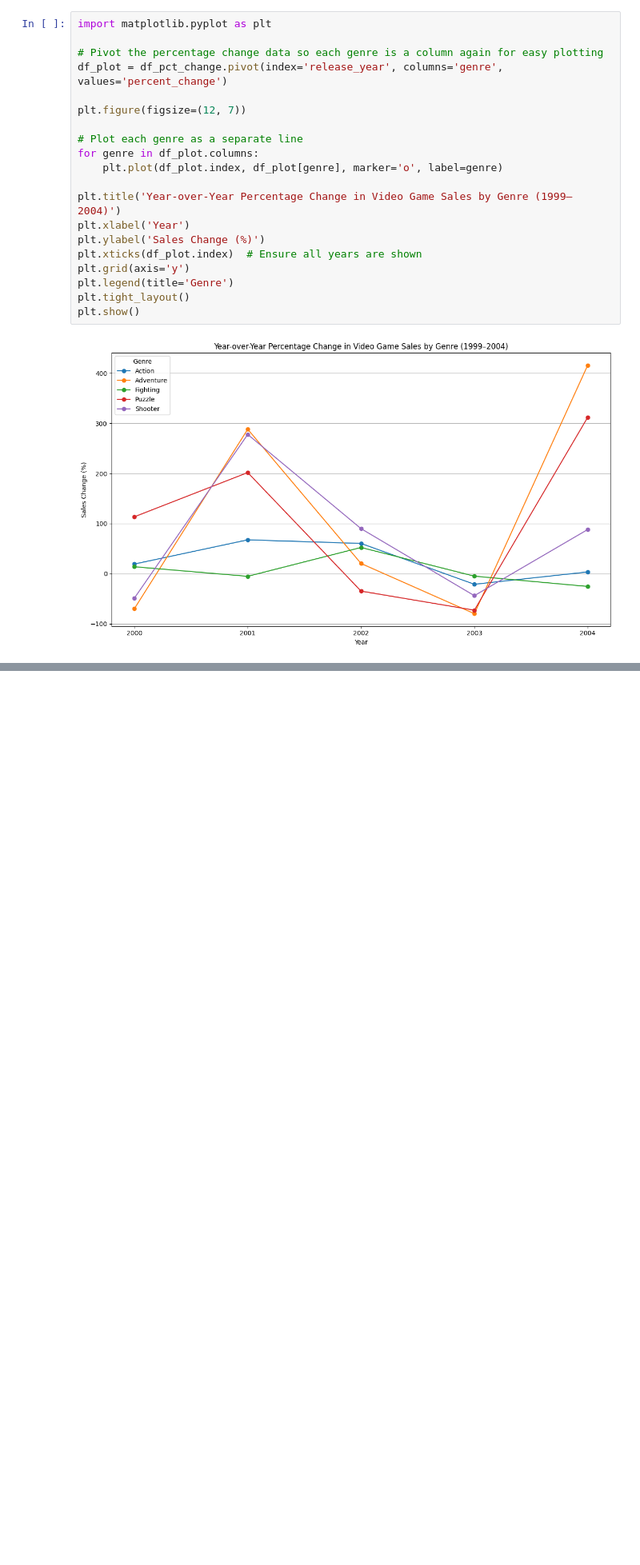
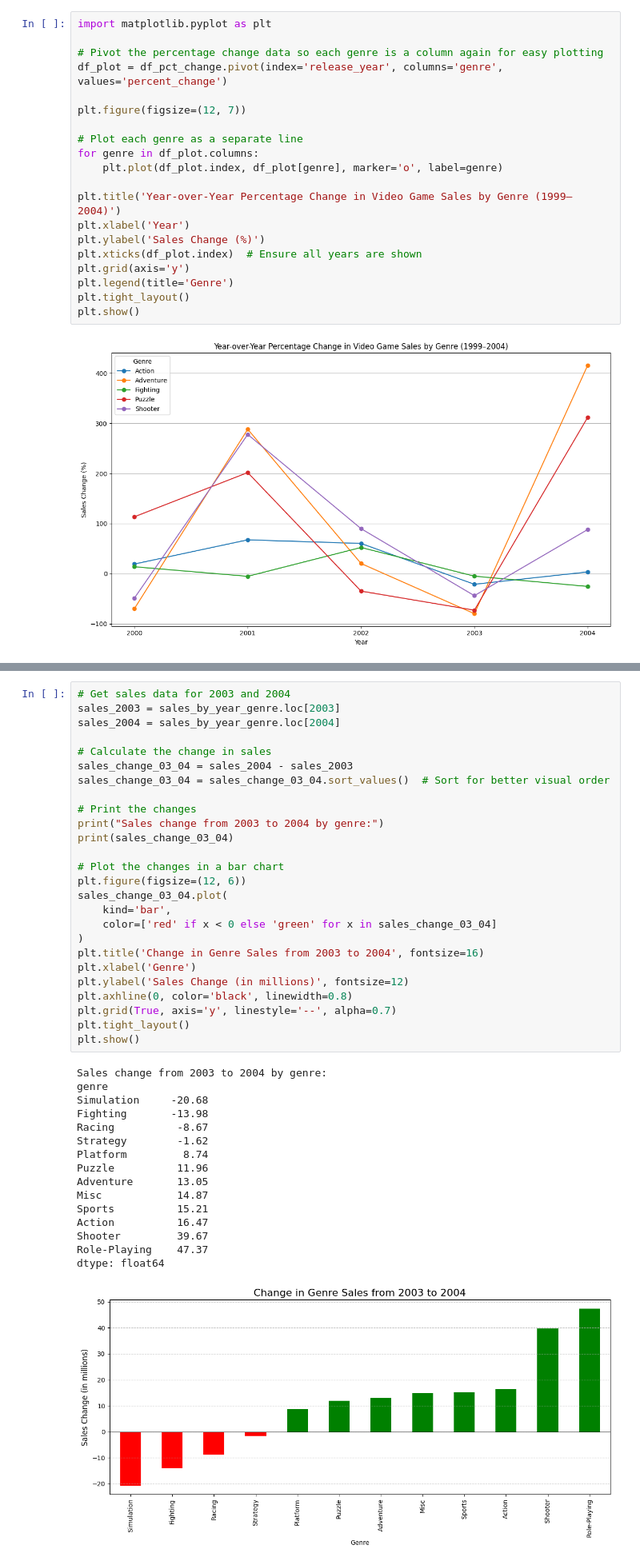
Before and after one commit to oliv-1990/video_game_sales, a Jupyter notebook: notebook/Untitled-1.ipynb, the cells around one changed output, grey strips where cells are left out. Shown at 80% size. Cells and saved outputs as stored; diff of their text form; blank space fills up the shorter version.

```diff
--- a/notebook/Untitled-1.ipynb
+++ b/notebook/Untitled-1.ipynb
@@ -456,0 +565,43 @@ plt.show()
+# %%
+# Get sales data for 2003 and 2004
+sales_2003 = sales_by_year_genre.loc[2003]
+sales_2004 = sales_by_year_genre.loc[2004]
+
+# Calculate the change in sales
+sales_change_03_04 = sales_2004 - sales_2003
+sales_change_03_04 = sales_change_03_04.sort_values()  # Sort for better visual order
+
+# Print the changes
+print("Sales change from 2003 to 2004 by genre:")
+print(sales_change_03_04)
+
+# Plot the changes in a bar chart
+plt.figure(figsize=(12, 6))
+sales_change_03_04.plot(
+    kind='bar',
+    color=['red' if x < 0 else 'green' for x in sales_change_03_04]
+)
+plt.title('Change in Genre Sales from 2003 to 2004', fontsize=16)
+plt.xlabel('Genre')
+plt.ylabel('Sales Change (in millions)', fontsize=12)
+plt.axhline(0, color='black', linewidth=0.8)
+plt.grid(True, axis='y', linestyle='--', alpha=0.7)
+plt.tight_layout()
+plt.show()
+# %% [output]
+Sales change from 2003 to 2004 by genre:
+genre
+Simulation     -20.68
+Fighting       -13.98
+Racing          -8.67
+Strategy        -1.62
+Platform         8.74
+Puzzle          11.96
+Adventure       13.05
+Misc            14.87
+Sports          15.21
+Action          16.47
+Shooter         39.67
+Role-Playing    47.37
+dtype: float64
+[figure, added]
```
Also changed, not shown: parts of 5 cells of this notebook.
